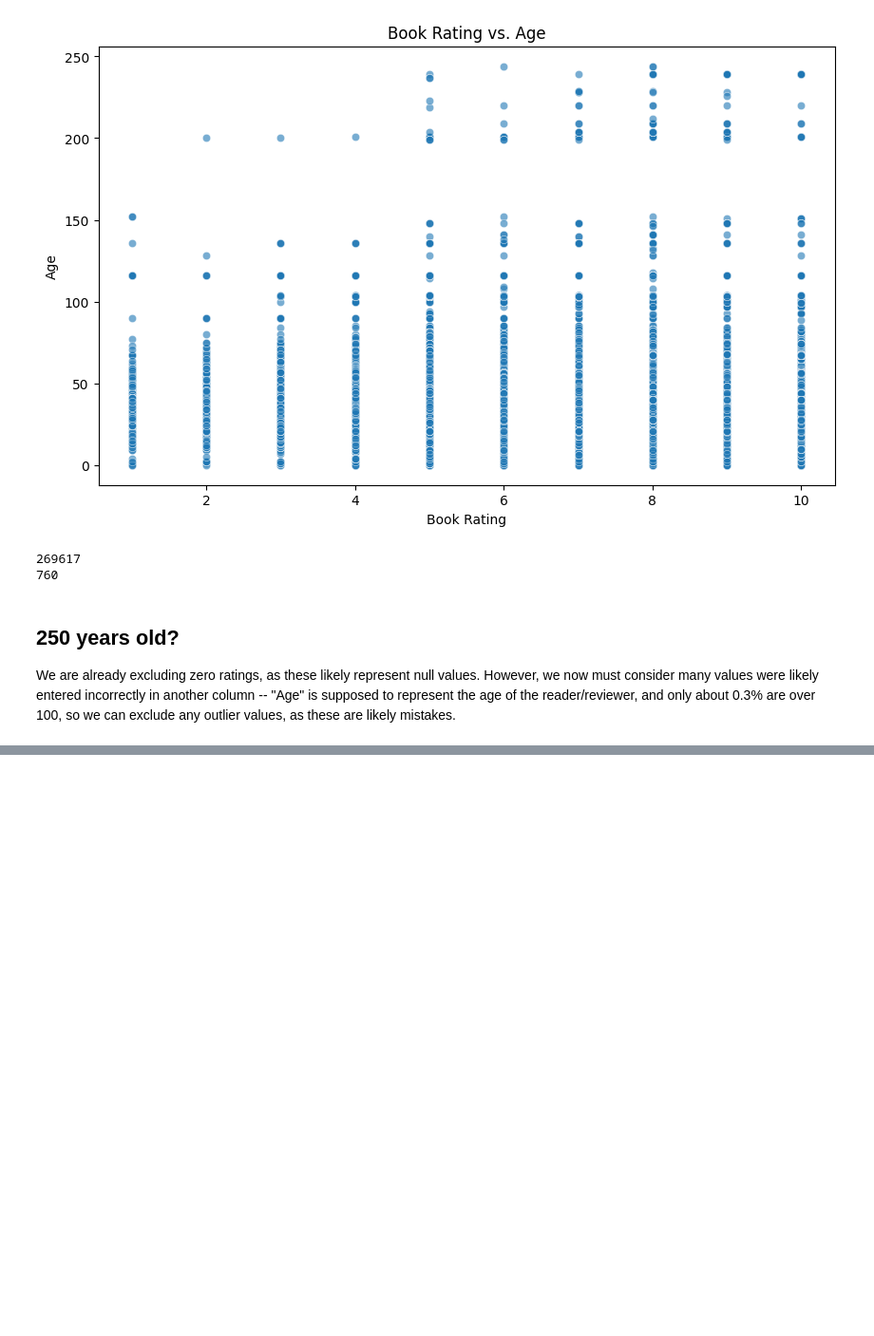
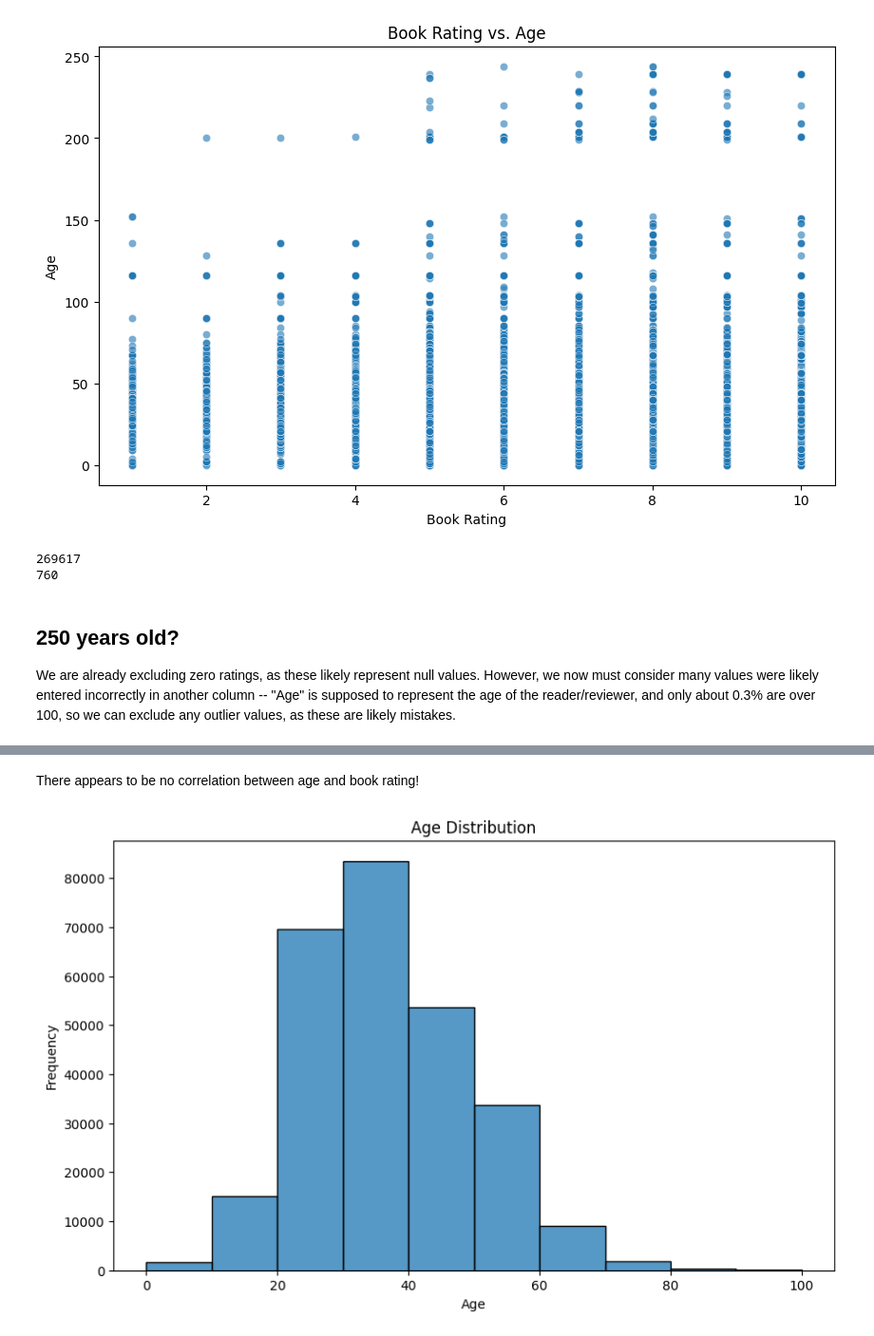
Before and after one commit to kellyegorman/books-analysis, a Jupyter notebook: desc-stats.ipynb, the cells around one changed output, grey strips where cells are left out. Shown at 95% size. Drawn from its saved outputs; the diff is of its cells as text; code cells hidden in the pictures; blank space fills up the shorter version.

```diff
--- a/desc-stats.ipynb
+++ b/desc-stats.ipynb
@@ -111,0 +127,11 @@ underOneHundred = no_zero[no_zero['Age'] <= 100]
+# %% [markdown]
+There appears to be no correlation between age and book rating!
+# %%
+plt.figure(figsize=(10, 6))
+sns.histplot(underOneHundred['Age'], bins=10)
+plt.title('Age Distribution')
+plt.xlabel('Age')
+plt.ylabel('Frequency')
+plt.show()
+# %% [output]
+[figure, added]
```
Also changed, not shown: parts of 3 cells of this notebook.
